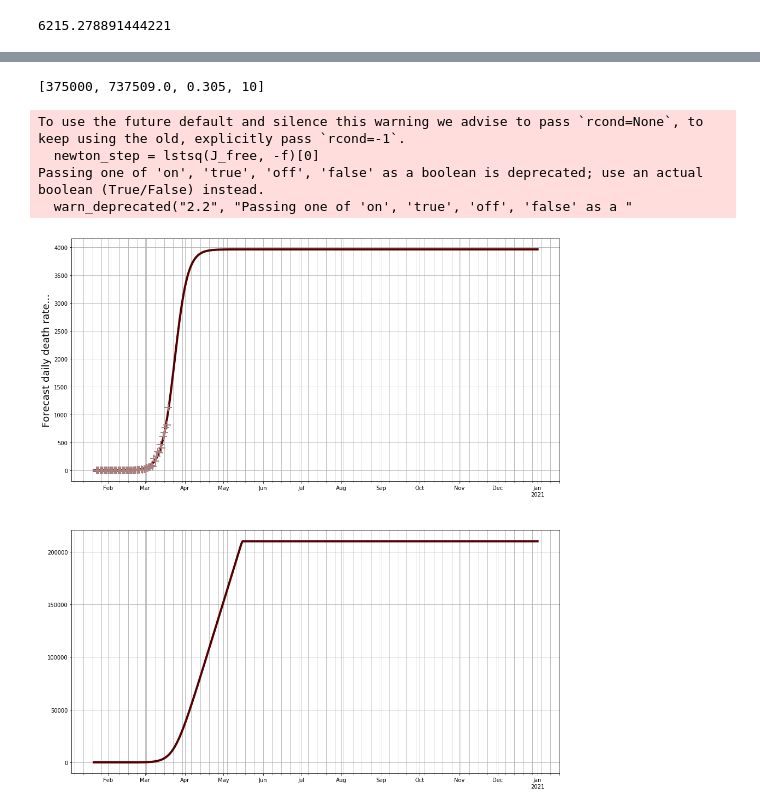
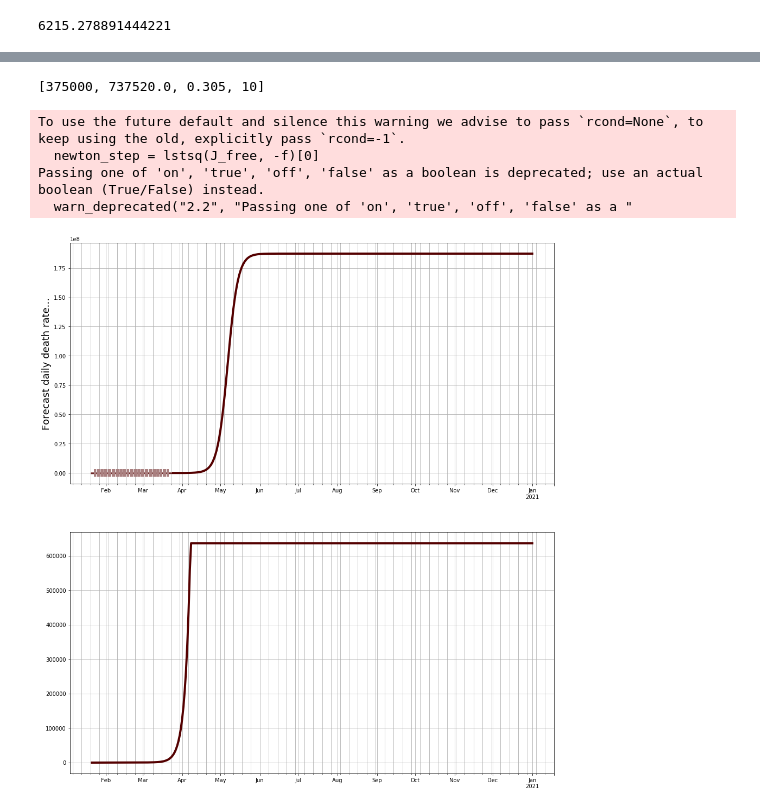
Before and after one commit to djhume/COVID-19, a Jupyter notebook: COVID-19.ipynb, the cells around one changed output, grey strips where cells are left out. Saved outputs shown, nothing was run; the diff lists cells and outputs as text; code cells hidden in the pictures.

```diff
--- a/COVID-19.ipynb
+++ b/COVID-19.ipynb
@@ -668,30 +670,30 @@ fs_linear[fs_linear>lin_daily_rate]=lin_daily_rate
 fs_linear[fs_linear>=lin_daily_rate]=fs_linear[fs_linear>=lin_daily_rate].cumsum()
 # %%
 end_date = datetime(2021,1,1)
-fs_row_daily_rate = fit_sigmoid(RoW_D3.sum(axis=1).diff().dropna(), p0=[375000, date2num(datetime(2020,3,25)), 0.305, 10],
+fs_row_daily_rate = fit_sigmoid(RoW_D3.sum(axis=1).diff().dropna(), p0=[375000, date2num(datetime(2020,4,5)), 0.305, 10],
                                 end_date=datetime(2021,1,1))
 
 fig = plt.figure(1, figsize=[16,18])
 ax = fig.add_subplot(211)
 ax2 = fig.add_subplot(212)
 
 fs_row_daily_rate.Forecast.plot(ax=ax, lw=4, )
 fs_row_daily_rate.Reported.plot(ax=ax,marker="+", lw=0, ms=14, mew=2)
 
 ax.grid('on', which='both')
 ax.set_ylabel('Forecast daily death rate...', fontsize=18)
 
 fs_cumsum = fs_row_daily_rate.Forecast.cumsum()
 
 #assume max limit from above estimate
 fs_cumsum[fs_cumsum>all_of_world]=all_of_world
 fs_cumsum.plot(ax=ax2, lw=4, )
 
 grid('on', which='both')
 # %% [output]
-[375000, 737509.0, 0.305, 10]
+[375000, 737520.0, 0.305, 10]
 To use the future default and silence this warning we advise to pass `rcond=None`, to keep using the old, explicitly pass `rcond=-1`.
   newton_step = lstsq(J_free, -f)[0]
 Passing one of 'on', 'true', 'off', 'false' as a boolean is deprecated; use an actual boolean (True/False) instead.
   warn_deprecated("2.2", "Passing one of 'on', 'true', 'off', 'false' as a "
-[figure, old version]
+[figure, new version]
```
Also changed, not shown: parts of 23 cells of this notebook.
